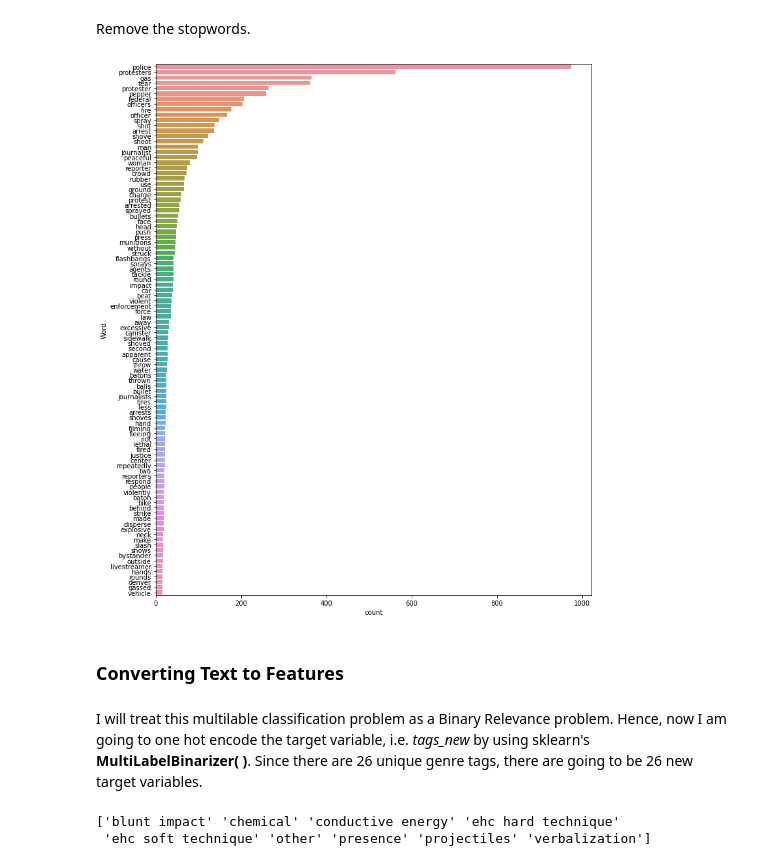
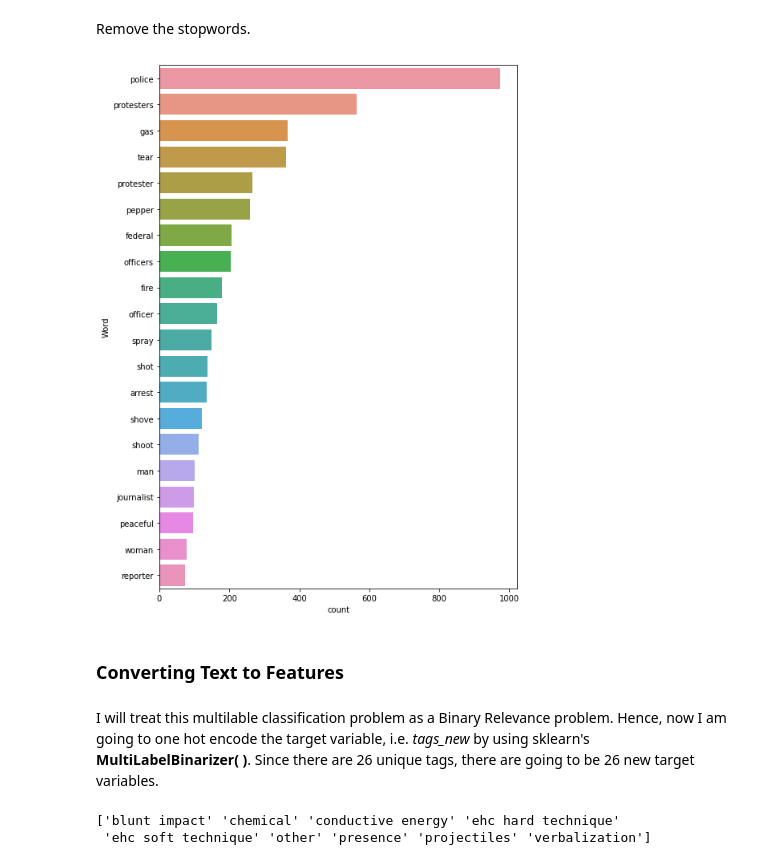
Before and after one commit to BloomTech-Labs/Labs25-Human_Rights_First-TeamC-DS, a Jupyter notebook: notebooks/Category_prediction.ipynb, the cells around one changed output. Saved outputs shown, nothing was run; the diff lists cells and outputs as text; code cells hidden in the pictures.

```diff
--- a/notebooks/Category_prediction.ipynb
+++ b/notebooks/Category_prediction.ipynb
@@ -155,7 +155,7 @@ def freq_words(x, terms = 30):
 
   # selecting top 20 most frequent words
   d = words_df.nlargest(columns="count", n = terms)
-  plt.figure(figsize=(12,15))
+  plt.figure(figsize=(8,12))
   ax = sns.barplot(data=d, x= "count", y = "word")
   ax.set(ylabel = 'Word')
   plt.show()
@@ -178,13 +178,13 @@ def remove_stopwords(text):
 
 df['new_text'] = df['new_text'].apply(lambda x: remove_stopwords(x))
 # %%
-freq_words(df['new_text'], 100)
+freq_words(df['new_text'], 20)
 # %% [output]
-[figure, old version]
+[figure, new version]
 # %% [markdown]
 ### Converting Text to Features
 # %% [markdown]
-I will treat this multilable classification problem as a Binary Relevance problem. Hence, now I am going to one hot encode the target variable, i.e. *tags_new* by using sklearn's **MultiLabelBinarizer( )**. Since there are 26 unique genre tags, there are going to be 26 new target variables.
+I will treat this multilable classification problem as a Binary Relevance problem. Hence, now I am going to one hot encode the target variable, i.e. *tags_new* by using sklearn's **MultiLabelBinarizer( )**. Since there are 26 unique  tags, there are going to be 26 new target variables.
 # %%
 from sklearn.preprocessing import MultiLabelBinarizer
 
```
Also changed, not shown: parts of 12 cells of this notebook.
